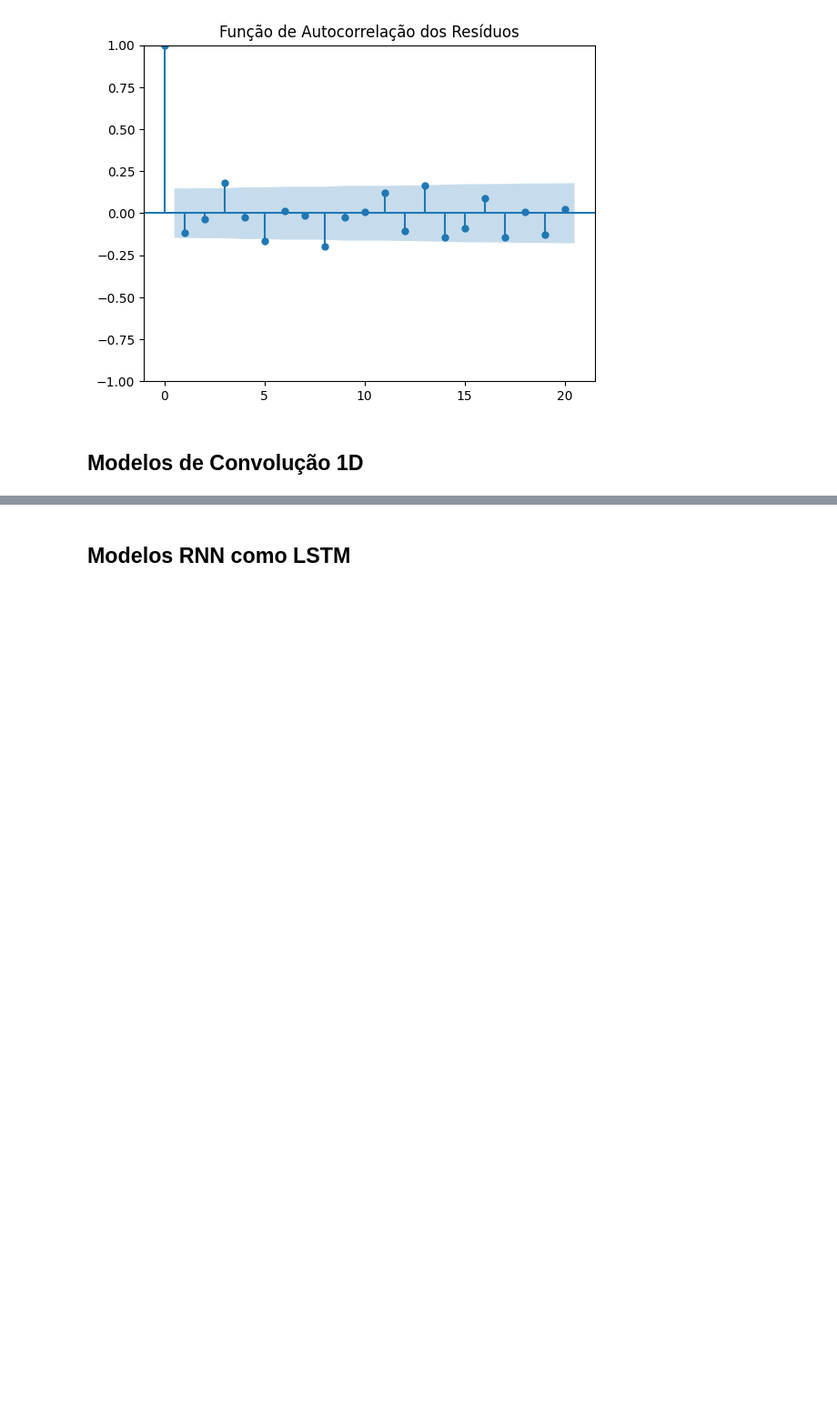
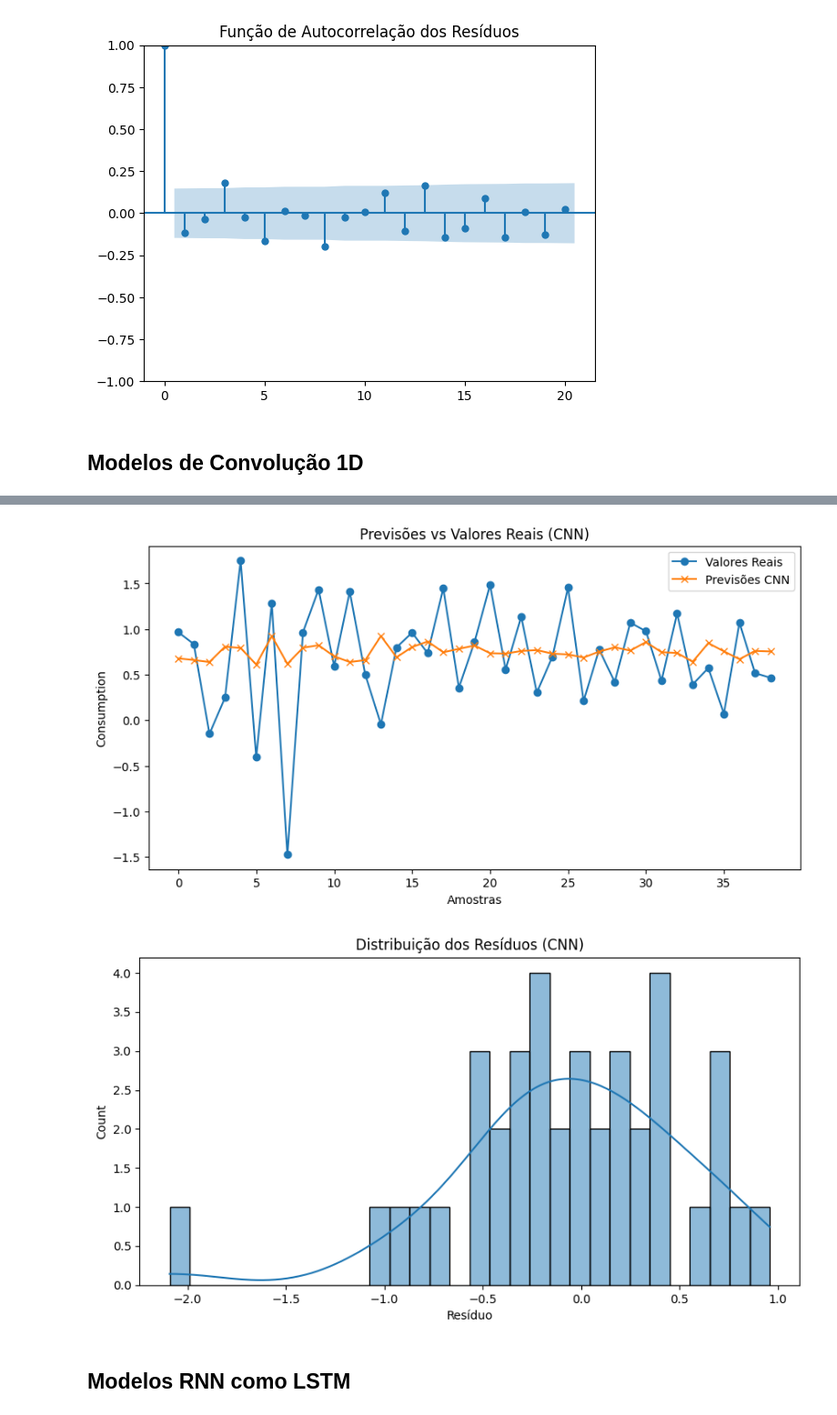
Before and after one commit to palomavb/series-temporais, a Jupyter notebook: A2_time_series.ipynb, the cells around one changed output, grey strips where cells are left out. Shown at 91% size. Drawn from its saved outputs; the diff is of its cells as text; code cells hidden in the pictures; blank space fills up the shorter version.

```diff
--- a/A2_time_series.ipynb
+++ b/A2_time_series.ipynb
@@ -744,0 +715,63 @@ plt.show()
+# %%
+# Gerar lags para séries temporais multivariadas
+sequence_length = 4  # Número de lags
+X, y = [], []
+
+for i in range(len(us_change) - sequence_length):
+    # Usar todas as variáveis independentes (Income, Production, Savings, Unemployment) como entrada
+    X.append(us_change.iloc[i:i+sequence_length][['Income', 'Production', 'Savings', 'Unemployment']].values)
+    y.append(us_change.iloc[i+sequence_length]['Consumption'])
+
+X = np.array(X)
+y = np.array(y)
+
+# Normalizar os dados
+scaler = MinMaxScaler()
+X = scaler.fit_transform(X.reshape(-1, X.shape[-1])).reshape(X.shape)
+
+# Reformatar para entrada 1D do modelo CNN
+X = X.reshape(X.shape[0], X.shape[1], X.shape[2])
+
+# Divisão em treino e teste
+X_train, X_test, y_train, y_test = train_test_split(X, y, test_size=0.2, random_state=42)
+
+# Modelo CNN atualizado
+model_cnn = Sequential([
+    Conv1D(filters=32, kernel_size=2, activation='relu', input_shape=(X_train.shape[1], X_train.shape[2])),
+    Flatten(),
+    Dense(1)
+])
+model_cnn.compile(optimizer='adam', loss='mse', metrics=['mae'])
+
+# Treinamento
+history = model_cnn.fit(X_train, y_train, epochs=20, batch_size=16, verbose=1, validation_split=0.1)
+
+# Previsões
+y_pred_train = model_cnn.predict(X_train).flatten()
+y_pred_test = model_cnn.predict(X_test).flatten()
+
+# Métricas
+cnn_metrics_train = calculate_metrics(y_train, y_pred_train)
+cnn_metrics_test = calculate_metrics(y_test, y_pred_test)
+
+print("Métricas no Treinamento:", cnn_metrics_train)
+print("Métricas no Teste:", cnn_metrics_test)
+
+# Visualização dos resultados
+plt.figure(figsize=(10, 5))
+plt.plot(y_test, label='Valores Reais', marker='o')
+plt.plot(y_pred_test, label='Previsões CNN', marker='x')
+plt.legend()
+plt.title('Previsões vs Valores Reais (CNN)')
+plt.xlabel('Amostras')
+plt.ylabel('Consumption')
+plt.show()
+
+# Visualização dos resíduos
+residuals = y_test - y_pred_test
+plt.figure(figsize=(10, 5))
+sns.histplot(residuals, kde=True, bins=30)
+plt.title("Distribuição dos Resíduos (CNN)")
+plt.xlabel("Resíduo")
+plt.show()
+# %% [output]
@@ -745,3 +795,5 @@ plt.show()
+[figure, added]
+[figure, added]
 # %% [markdown]
 ## Modelos RNN como LSTM
 # %%
```
Also changed, not shown: parts of 11 cells of this notebook.
